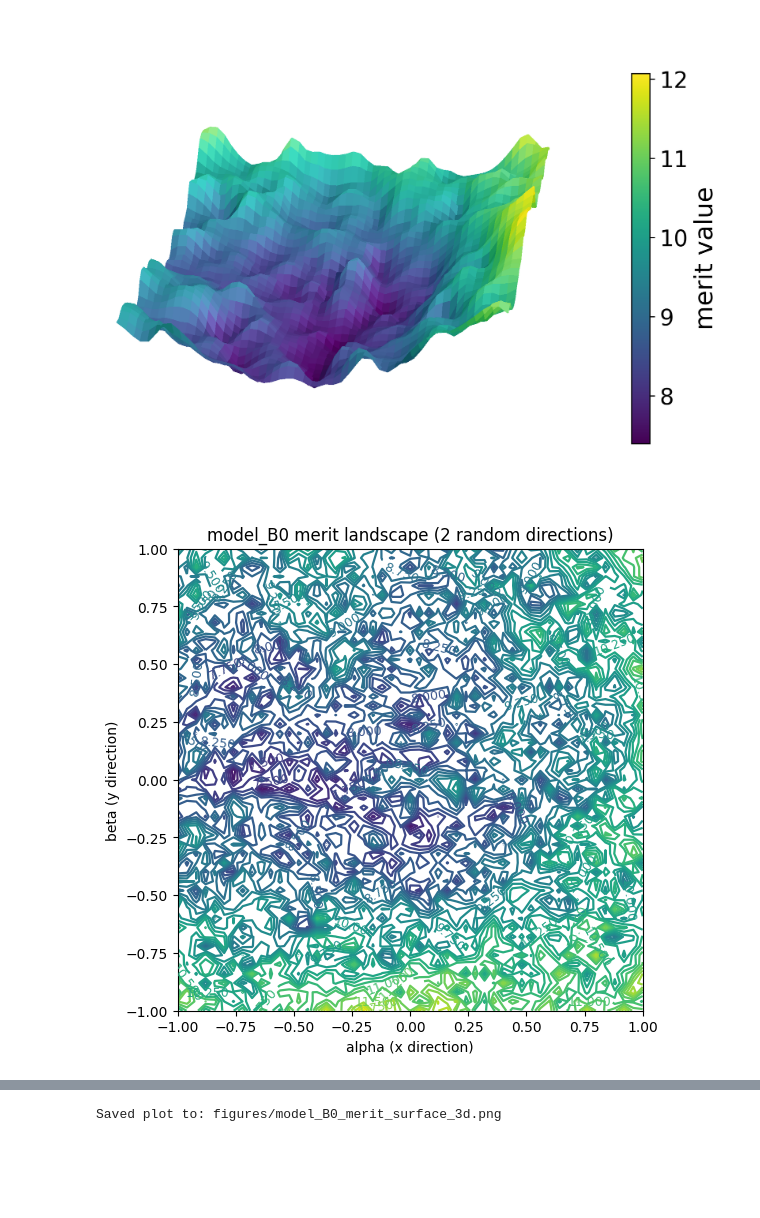
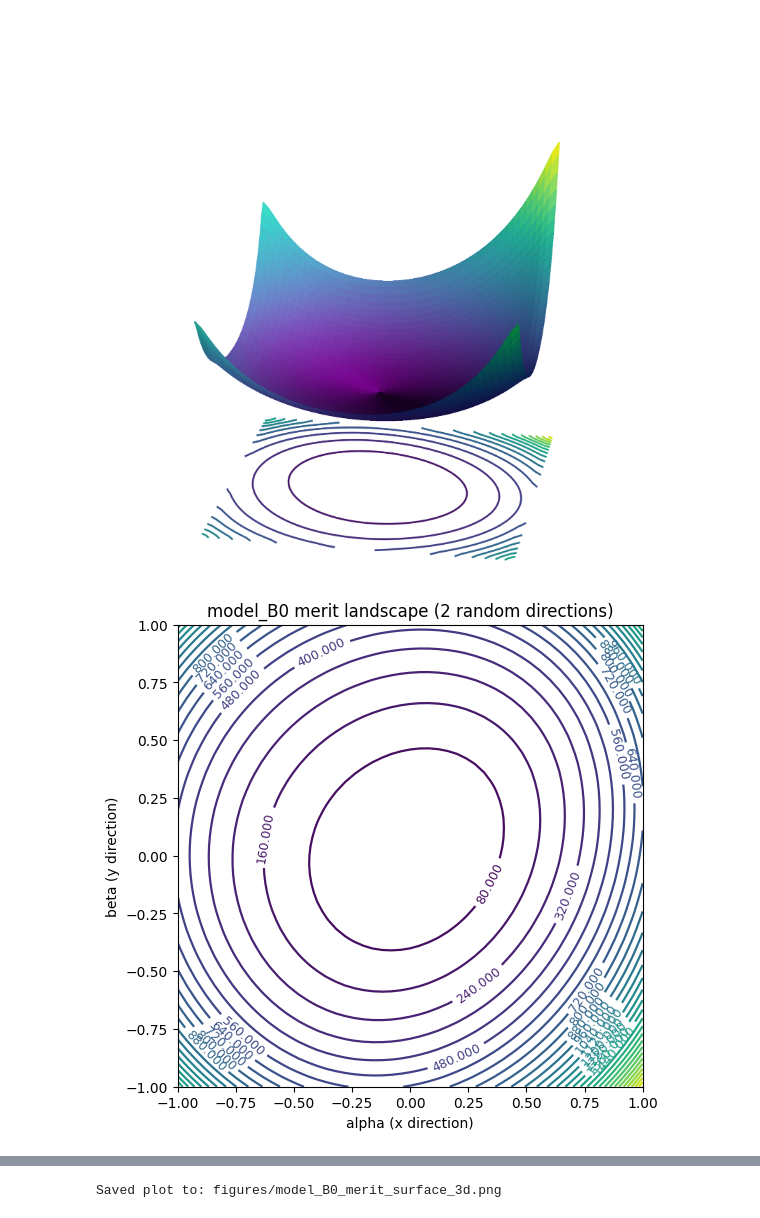
Before and after one commit to xkhainguyen/FSNet, a Jupyter notebook: visualize_weight_to_merit.ipynb, the cells around one changed output, grey strips where cells are left out. Cells and saved outputs as stored; diff of their text form; code cells hidden in the pictures; blank space fills up the shorter version.

```diff
--- a/visualize_weight_to_merit.ipynb
+++ b/visualize_weight_to_merit.ipynb
@@ -6,58 +6,62 @@ import matplotlib.pyplot as plt
 import numpy as np
 
 # load x,y,z from figures/model_A0_merit_surface_data.npz
-vanilla_data = np.load("figures/model_vanilla_merit_surface_data.npz")
-ws_data = np.load("figures/model_warmstart_merit_surface_data2.npz")
-# vanilla_data = np.load("figures/model_vanilla_merit_surface_data2.npz")
-# ws_data = np.load("figures/model_warmstart_merit_surface_data2.npz")
+vanilla_data = np.load("figures//model_vanilla_loss_surface_data2100.npz")
+# vanilla_data = np.load("figures//model_vanilla_merit_surface_data2100.npz")
 # %%
 from matplotlib.colors import LightSource, Normalize
 from matplotlib import cm
 from scipy.ndimage import gaussian_filter
 
 def plot_merit_3d_surface(X, Y, Z, cmap=cm.viridis):
-    fig = plt.figure(figsize=(10, 6), dpi=300)
+    fig = plt.figure(figsize=(8, 8), dpi=300)
     ax = fig.add_subplot(111, projection="3d")
 
     # 1. Lighting
     ls = LightSource(azdeg=315, altdeg=45)
     # The shade function uses the raw Z, but outputs RGB [0, 1]
-    rgb = ls.shade(Z, cmap=cmap, vert_exag=0.5, blend_mode='soft')
+    rgb = ls.shade(Z, cmap=cmap, vert_exag=50.0, blend_mode='soft')
 
     # 2. Plot Surface
     surf = ax.plot_surface(X, Y, Z, facecolors=rgb,
                            antialiased=False, shade=False,
                            cstride=1, rstride=1)
 
     # 3. FIX: Manual Colorbar with Raw Scale
     # Define the normalization based on your actual data
     norm = Normalize(vmin=np.min(Z), vmax=np.max(Z))
     # Create the mappable object for the colorbar to reference
     mappable = cm.ScalarMappable(norm=norm, cmap=cmap)
     mappable.set_array(Z)
 
-    cbar = fig.colorbar(
-        mappable, # Pass the mappable with raw limits, NOT 'surf'
-        ax=ax,
-        pad=0.08,
-        shrink=0.8 # Adjust size to fit the 3D view better
-    )
-    cbar.set_label("merit value", fontsize=18)
-    cbar.ax.tick_params(labelsize=16)
+    # cbar = fig.colorbar(
+    #     mappable, # Pass the mappable with raw limits, NOT 'surf'
+    #     ax=ax,
+    #     pad=0.08,
+    #     shrink=0.8 # Adjust size to fit the 3D view better
+    # )
+    # cbar.set_label("merit value", fontsize=18)
+    # cbar.ax.tick_params(labelsize=16)
+
+    ax.contour(X, Y, Z, zdir='z', offset=np.min(Z)-1000, cmap=cmap, levels=20)
 
     # Expand horizontally
-    ax.set_box_aspect((4, 4, 1.5), zoom=1.3)
+    ax.set_box_aspect((3, 3, 2), zoom=1.0)
     ax.set_axis_off()
-    ax.view_init(elev=25, azim=190)
-
+    ax.view_init(elev=20, azim=190)
+    ax.annotate("loss landscape", (0.0, Z.max()), fontsize=100)
     plt.show()
 
 plot_merit_3d_surface(
     vanilla_data["X"], vanilla_data["Y"], gaussian_filter(vanilla_data["Z"], sigma=1.0),
     cmap=cm.viridis,
 )
+# plot_merit_3d_surface(
+#     vanilla_data["X"], vanilla_data["Y"], vanilla_data["Z"],
+#     cmap=cm.viridis,
+# )
 # %% [output]
-[figure, old version]
+[figure, new version]
 # %%
 from matplotlib import axes
 
@@ -120,7 +124,7 @@ plot_merit_contour(
     show=True,
 )
 # %% [output]
-[figure, old version]
+[figure, new version]
 # %%
 import os
 import matplotlib
```
Also changed, not shown: parts of 3 cells of this notebook, 15 other files.
